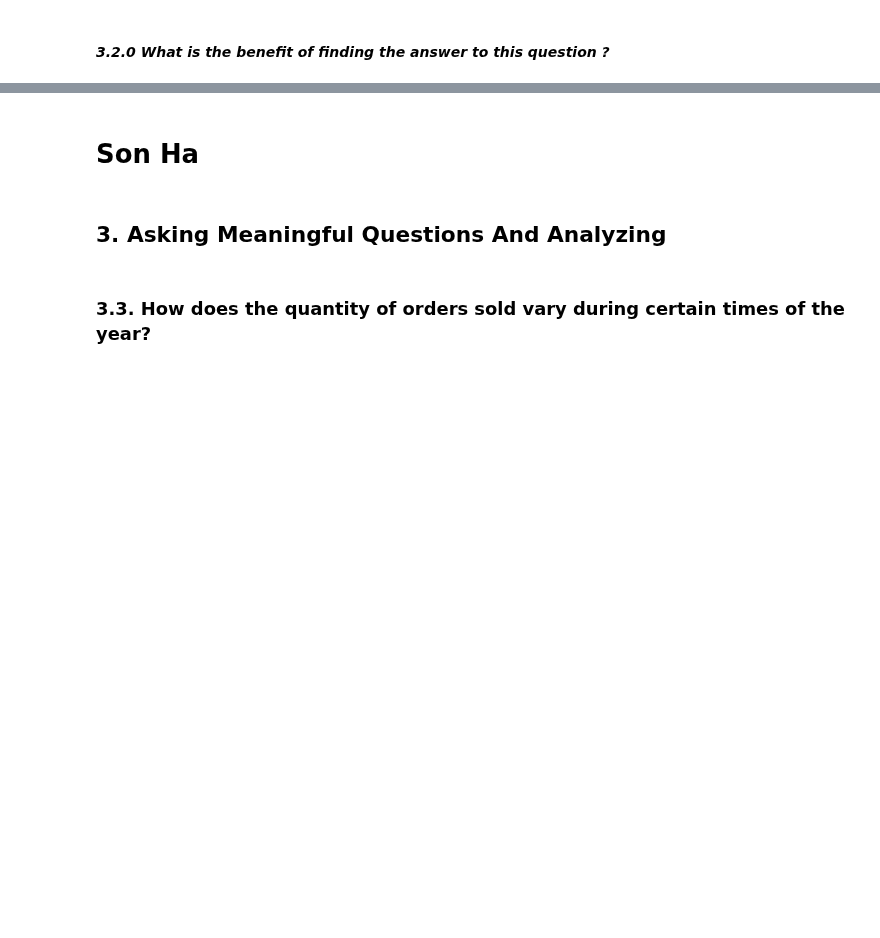
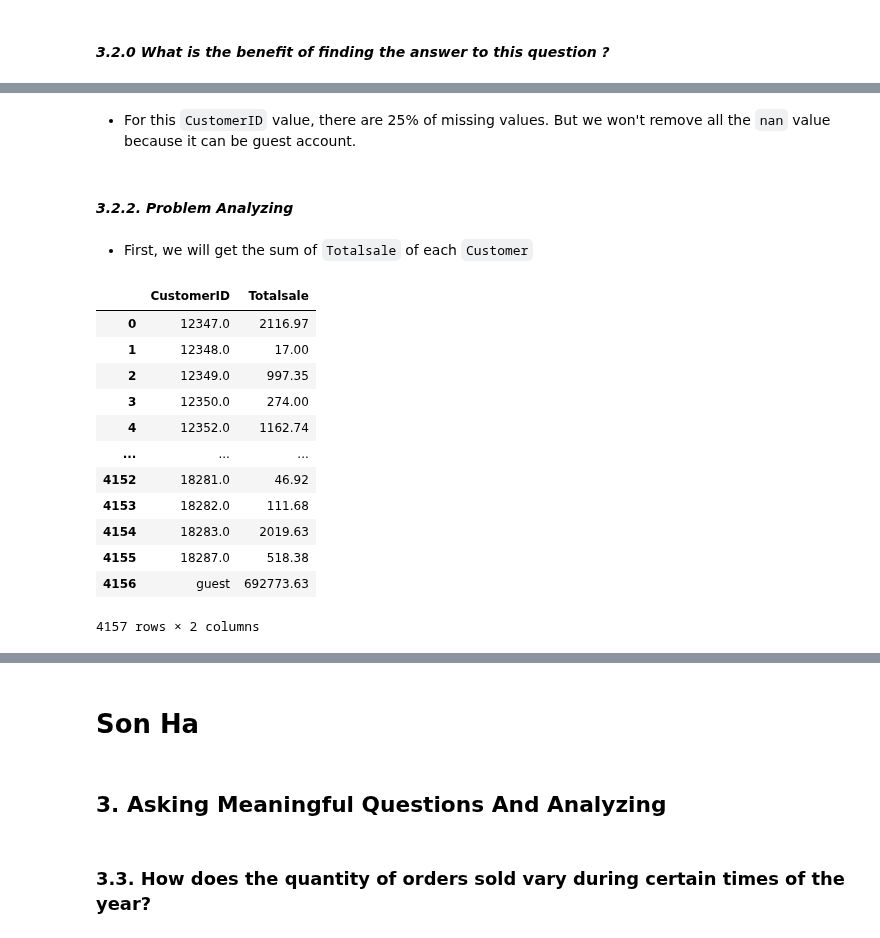
Before and after one commit to Ha0203/FinalProject_LTKHDL, a Jupyter notebook: main_branch.ipynb, the cells around one changed output, grey strips where cells are left out. Cells and saved outputs as stored; diff of their text form; code cells hidden in the pictures; blank space fills up the shorter version.

```diff
--- a/main_branch.ipynb
+++ b/main_branch.ipynb
@@ -675 +735,29 @@ df
 426704 rows × 2 columns
+# %% [markdown]
+- For this `CustomerID` value, there are 25% of missing values. But we won't remove all the `nan` value because it can be guest account.
+# %% [markdown]
+#### _3.2.2. Problem Analyzing_
+# %% [markdown]
+- First, we will get the sum of `Totalsale` of each `Customer`
+# %%
+# Get the sum of `Totalsale` of each customer.
+df = df.groupby('CustomerID').sum().reset_index()
+
+# As we have converted the CustomerID to string, we will use replace to change the 'nan' to 'guest'.
+df = df.replace('nan', 'guest')
+
+df
+# %% [output]
+|  | CustomerID | Totalsale |
+| 0 | 12347.0 | 2116.97 |
+| 1 | 12348.0 | 17.00 |
+| 2 | 12349.0 | 997.35 |
+| 3 | 12350.0 | 274.00 |
+| 4 | 12352.0 | 1162.74 |
+| ... | ... | ... |
+| 4152 | 18281.0 | 46.92 |
+| 4153 | 18282.0 | 111.68 |
+| 4154 | 18283.0 | 2019.63 |
+| 4155 | 18287.0 | 518.38 |
+| 4156 | guest | 692773.63 |
+4157 rows × 2 columns
```
Also changed, not shown: parts of 33 cells of this notebook.
